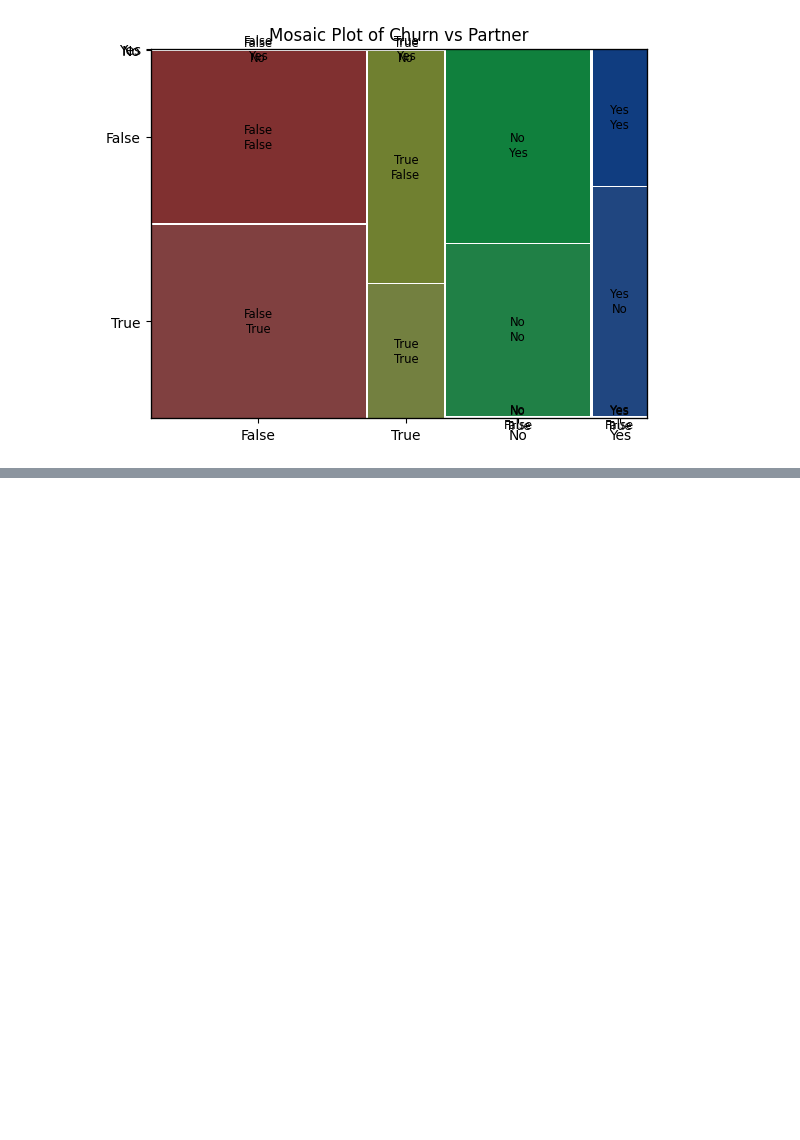
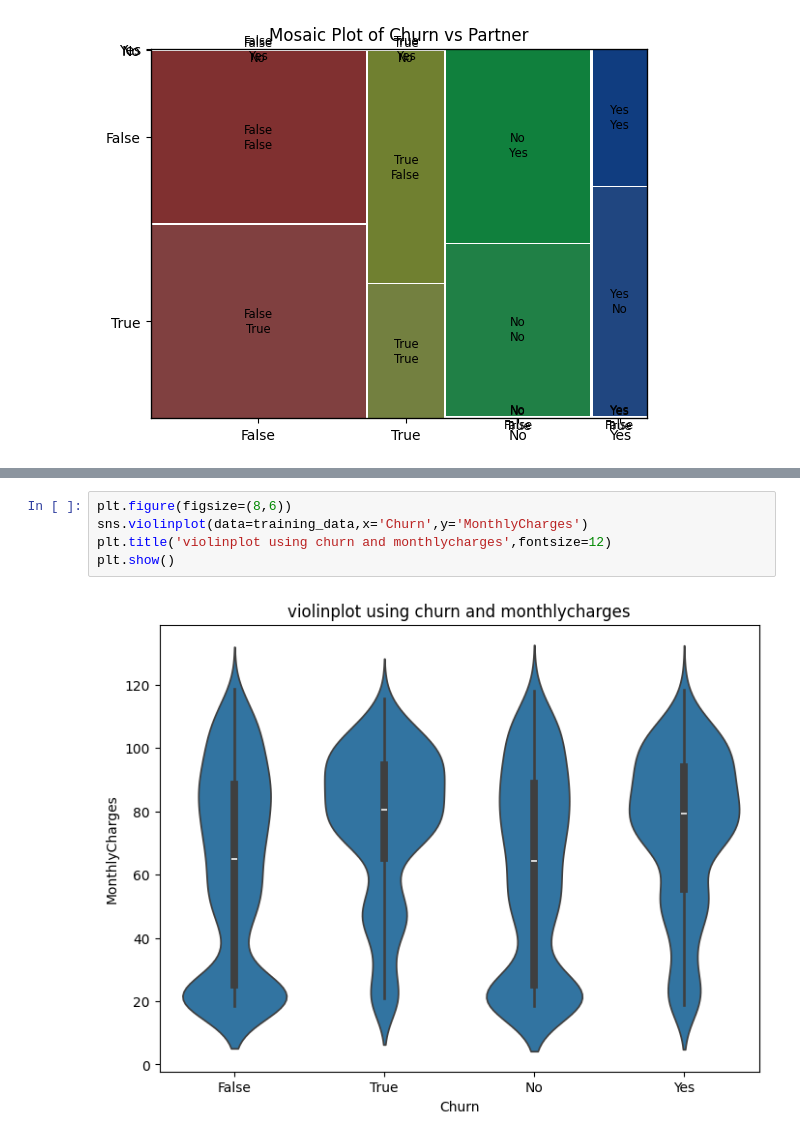
Before and after one commit to Vaniskemunto/Customer_churn-analysis, a Jupyter notebook: customer_churn.ipynb, the cells around one changed output, grey strips where cells are left out. Cells and saved outputs as stored; diff of their text form; blank space fills up the shorter version.

```diff
--- a/customer_churn.ipynb
+++ b/customer_churn.ipynb
@@ -219,0 +242,7 @@ plt.show()
+# %%
+plt.figure(figsize=(8,6))
+sns.violinplot(data=training_data,x='Churn',y='MonthlyCharges')
+plt.title('violinplot using churn and monthlycharges',fontsize=12)
+plt.show()
+# %% [output]
+[figure, added]
```
Also changed, not shown: parts of 9 cells of this notebook.
